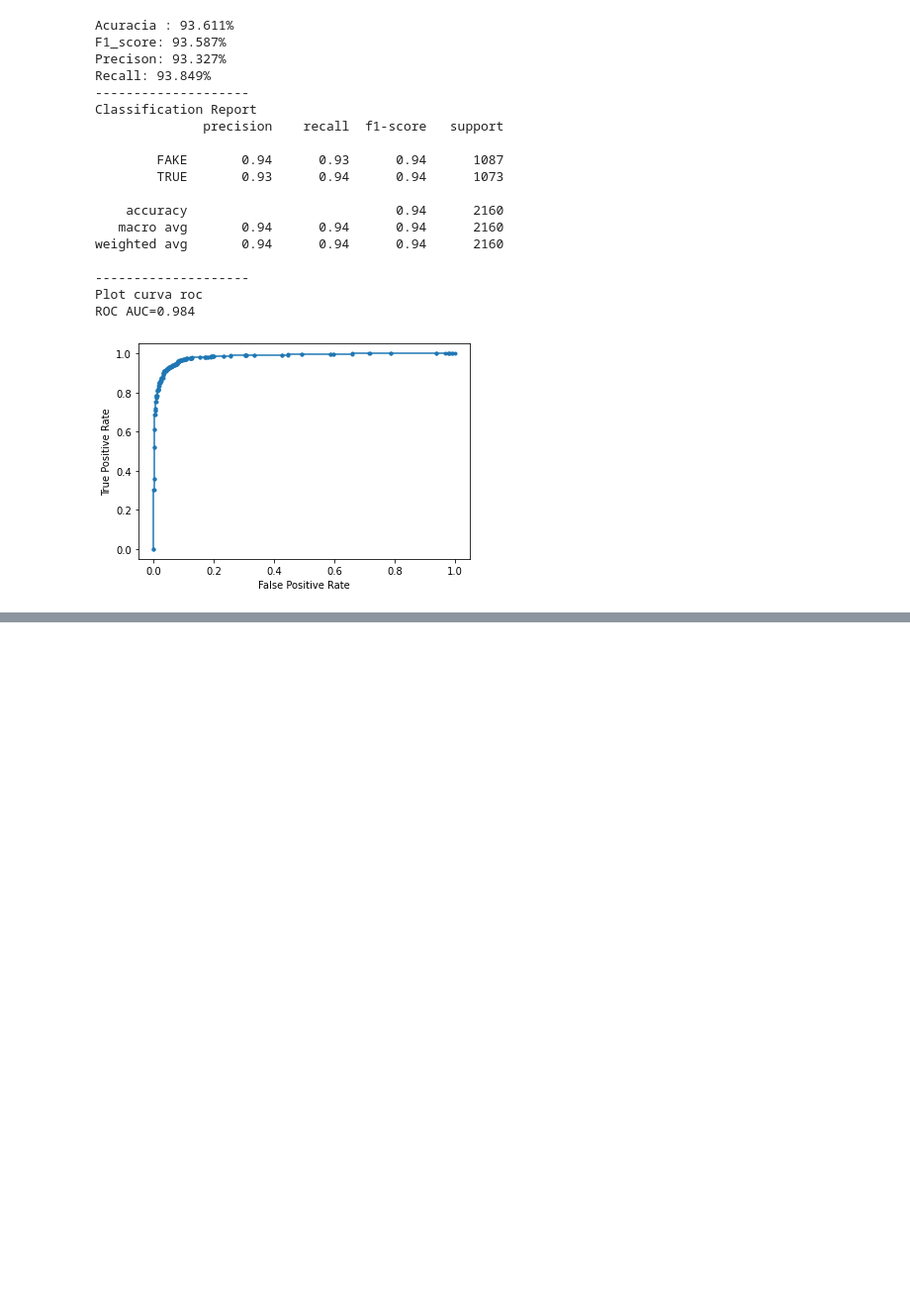
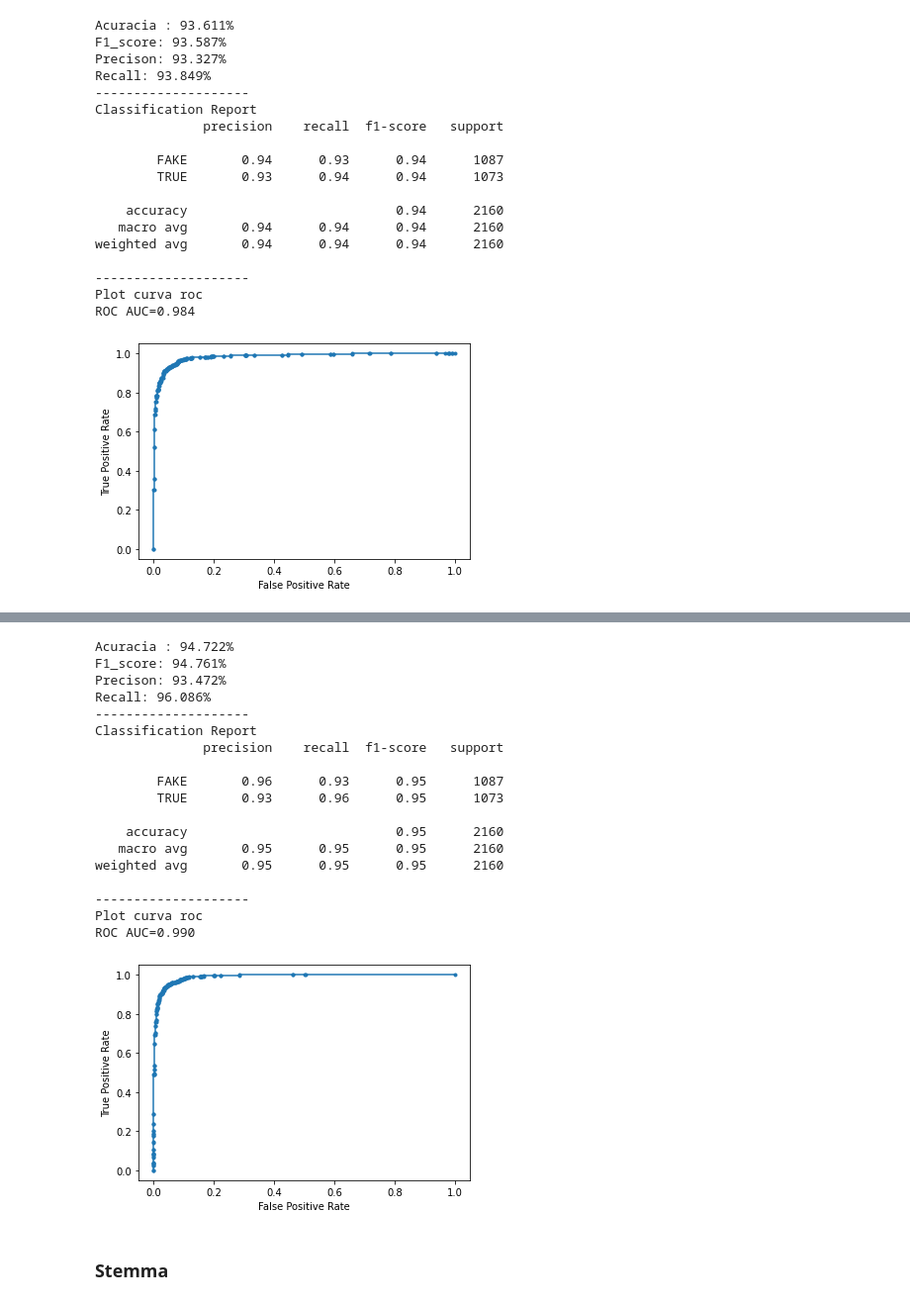
Before and after one commit to atlantico-academy/fake-news-rating, a Jupyter notebook: notebooks/03-comparative_analysis.ipynb, the cells around one changed output, grey strips where cells are left out. Shown at 99% size. Cells and saved outputs as stored; diff of their text form; code cells hidden in the pictures; blank space fills up the shorter version.

```diff
--- a/notebooks/03-comparative_analysis.ipynb
+++ b/notebooks/03-comparative_analysis.ipynb
@@ -340,0 +649,4 @@ ROC AUC=0.984
+# %%
+random_florest.fit(x_train,y_train)
+xgb.fit(x_train,y_train)
+gbm.fit(x_train,y_train)
@@ -340,0 +689,21 @@ ROC AUC=0.984
+# %%
+param = {
+        "eta": [0.01,0.015, 0.025, 0.05, 0.1],
+        "gamma": [0.05, 0.1 , 0.3, 0.5, 0.7, 0.9, 1.0],
+        "max_depth":[ 3, 5, 7, 9, 12, 15, 17, 25],
+        "min_child_weight":[ 1, 3, 5, 7],
+        "subsample":[0.6, 0.7, 0.8, 0.9, 1.0],
+        "colsample_bytree":[0.6, 0.7, 0.8, 0.9, 1.0],
+        "alpha":[0.1, 0.5, 1.0],
+        "n_estimators":[100,150,200,300,400,600,1500]
+}
+# %%
+%%time
+bayesSearch = BayesSearchCV(
+    XGBClassifier(),
+    search_spaces=param,
+    n_iter=10,
+    cv=ShuffleSplit(n_splits=5, test_size=0.3, random_state=0)
+)
+bayesSearch.fit(x_train,y_train)
+print("Melhor score : {}".format(bayesSearch.best_score_))
@@ -340,0 +714,3 @@ ROC AUC=0.984
+# %%
+best_model_xgb = XGBClassifier(**bayesSearch.best_params_)
+best_model_xgb.fit(x_train,y_train)
@@ -340,0 +750,26 @@ ROC AUC=0.984
+# %%
+y_pred = best_model_xgb.predict(x_test)
+probs =  best_model_xgb.predict_proba(x_test)
+build_score(y_pred,y_test,probs)
+# %% [output]
+Acuracia : 94.722%
+F1_score: 94.761%
+Precison: 93.472%
+Recall: 96.086%
+--------------------
+Classification Report
+              precision    recall  f1-score   support
+
+        FAKE       0.96      0.93      0.95      1087
+        TRUE       0.93      0.96      0.95      1073
+
+    accuracy                           0.95      2160
+   macro avg       0.95      0.95      0.95      2160
+weighted avg       0.95      0.95      0.95      2160
+
+--------------------
+Plot curva roc
+ROC AUC=0.990
+[figure, added]
+# %% [markdown]
+### Stemma
```
Also changed, not shown: parts of 45 cells of this notebook.
